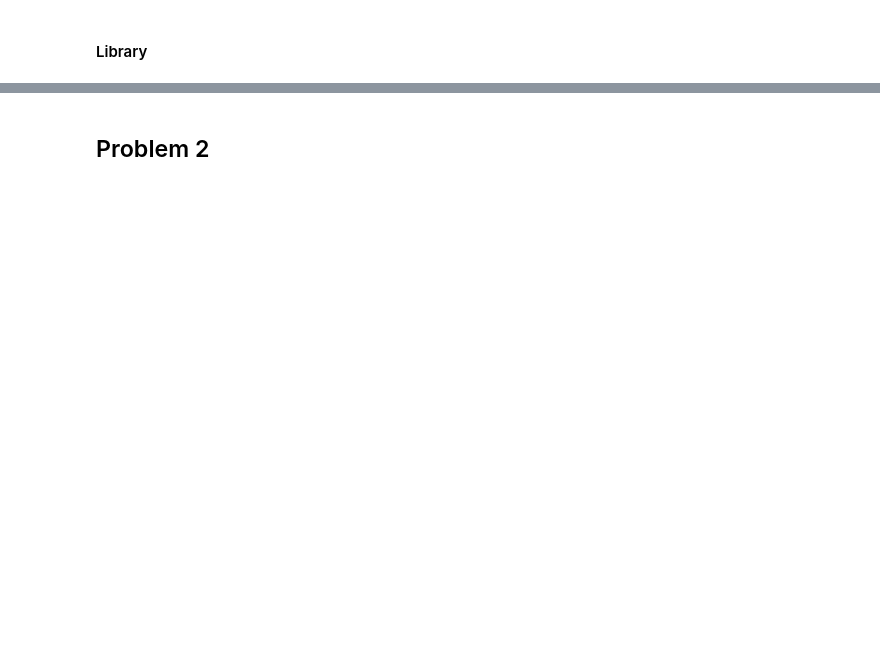
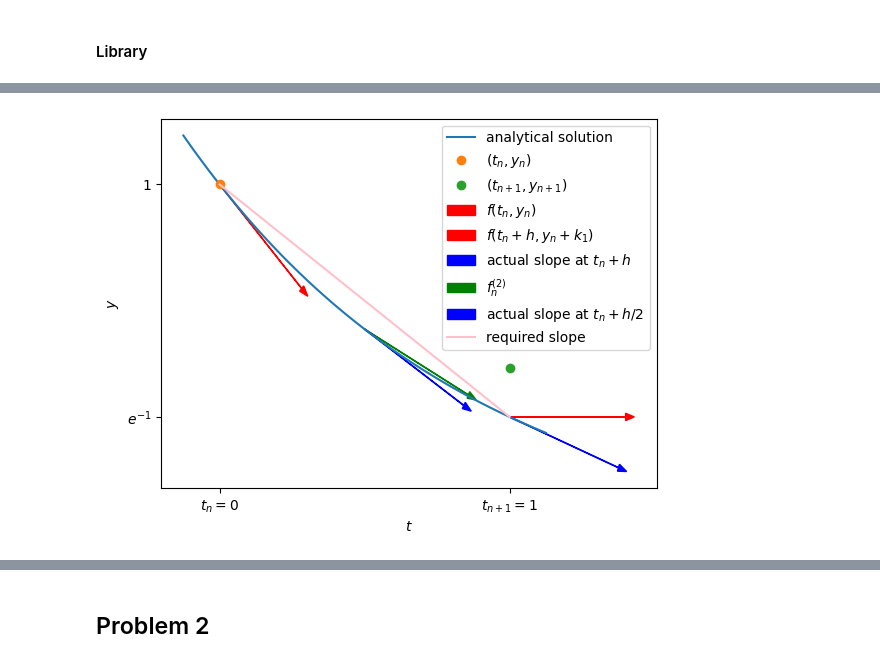
Before and after one commit to pranav-joshi-iitgn/PH509, a Jupyter notebook: Assignment2/A2.ipynb, the cells around one changed output, grey strips where cells are left out. Saved outputs shown, nothing was run; the diff lists cells and outputs as text; code cells hidden in the pictures; blank space fills up the shorter version.

```diff
--- a/Assignment2/A2.ipynb
+++ b/Assignment2/A2.ipynb
@@ -246,0 +285,35 @@ def CoupledRadioactiveDecay(tau_A=1, tau_B=2, N_A_0=1, N_B_0=0,**kwargs):
+# %%
+# Exact solution
+plt.plot(t,y(t),label="analytical solution")
+plt.xlabel("$t$"); plt.ylabel("$y(t)$")
+# Marking point
+t_n = 0; y_n = y(t_n)
+plt.plot(t_n,y_n,'o',label="$(t_n,y_n)$")
+# RK2 step
+k1 = dydt(t_n,y_n)*h
+k2 = dydt(t_n+h,y_n+k1)*h
+t_np1 = t_n + h
+y_np1 = y_n + (k1+k2)/2
+# Marking point
+plt.plot(t_np1,y_np1,'o',label="$(t_{n+1},y_{n+1})$")
+# drawing arrows
+def draw_arrow(t,m=None,length=0.4,c="red",label=None):
+    global y,dydt
+    t_1,y_1 = t, y(t)
+    if m is None: m = dydt(t_1,y_1)
+    Dt,Dy = length * np.array([1,m])/(1+m**2)**0.5
+    plt.arrow(t_1,y_1,Dt,Dy,color=c,label=label,head_width=0.02)
+    # plt.plot(t_1,y_1,'bo')
+draw_arrow(t_n,label="$f(t_n,y_n)$")
+draw_arrow(t_n + h, m = dydt(t_n+h,y_n+k1),label="$f(t_n+h,y_n+k_1)$")
+draw_arrow(t_n + h, label="actual slope at $t_n + h$",c='blue')
+f_2 = (dydt(t_n,y_n) + dydt(t_n+h,y_n+k1))/2
+draw_arrow(t_n + h/2, m = f_2,label="$f_n^{(2)}$",c='green')
+draw_arrow(t_n + h/2, label="actual slope at $t_n + h/2$",c='blue')
+plt.plot([t_n,t_np1],[y_n,y(t_np1)],label = 'required slope',color="pink")
+plt.xticks([0,1],labels=["$t_n=0$","$t_{n+1}=1$"])
+plt.yticks([y(0),y(1)],labels=["1","$e^{-1}$"])
+plt.legend()
+plt.show()
+# %% [output]
+[figure, added]
```
Also changed, not shown: parts of 36 cells of this notebook, 1 other file.
